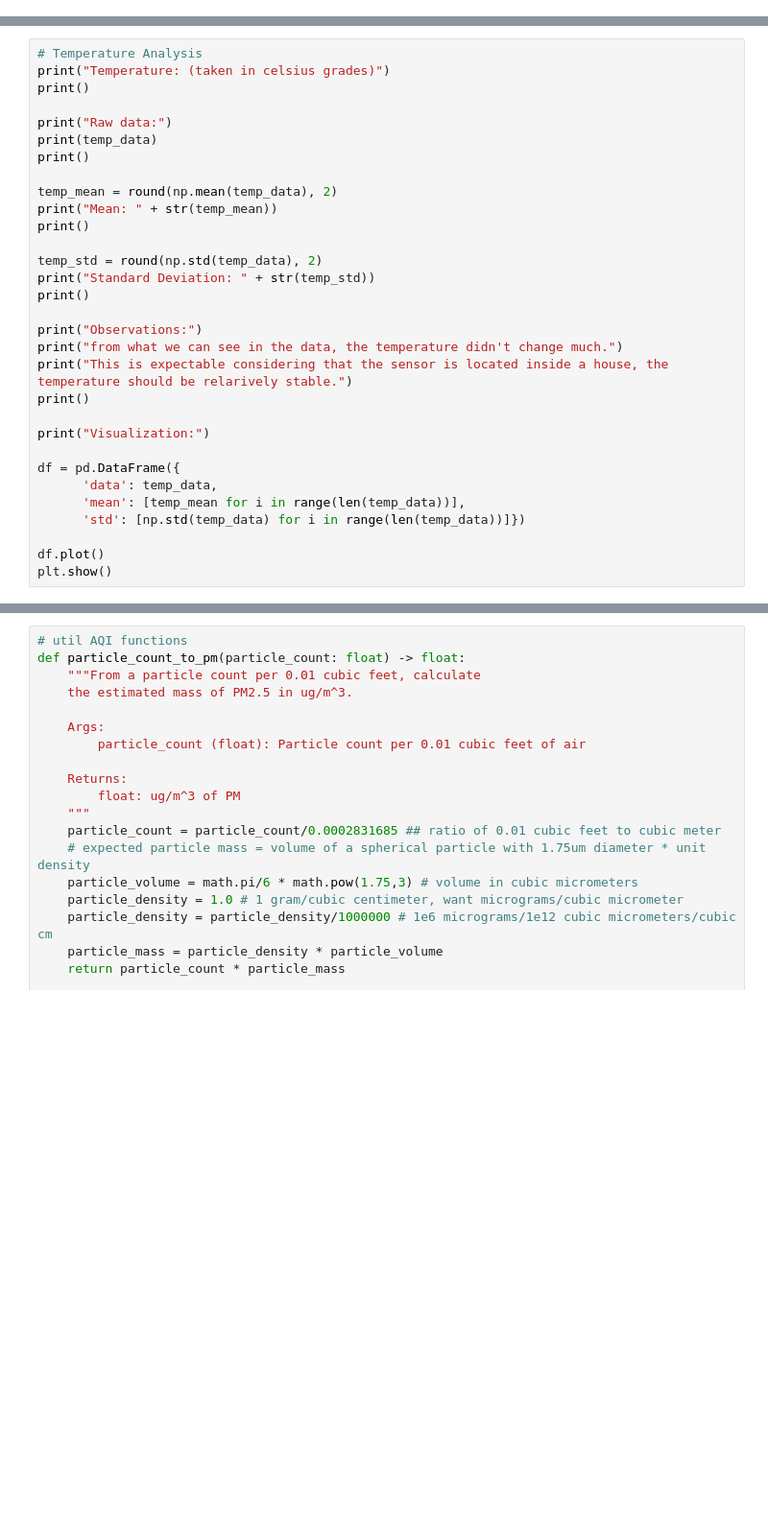
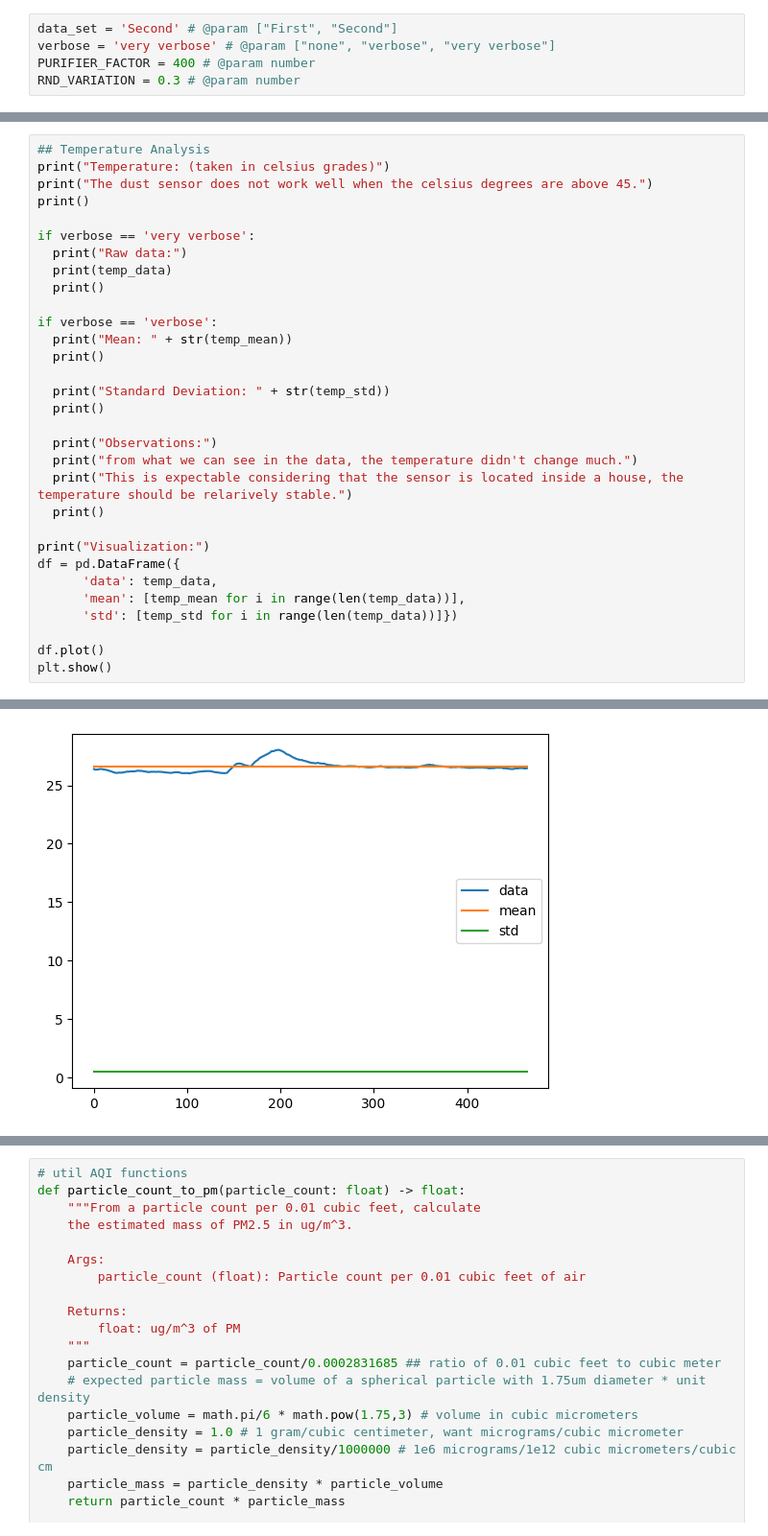
Before and after one commit to sergioscattone/DGMD-S14, a Jupyter notebook: colab_notebook.ipynb, the cells around one changed output, grey strips where cells are left out. Shown at 96% size. Drawn from its saved outputs; the diff is of its cells as text; blank space fills up the shorter version.

```diff
--- a/colab_notebook.ipynb
+++ b/colab_notebook.ipynb
@@ -0,0 +25,5 @@
+# %%
+data_set = 'Second' # @param ["First", "Second"]
+verbose = 'very verbose' # @param ["none", "verbose", "very verbose"]
+PURIFIER_FACTOR = 400 # @param number
+RND_VARIATION = 0.3 # @param number
@@ -39,31 +147,32 @@ print()
 # %%
-# Temperature Analysis
+## Temperature Analysis
 print("Temperature: (taken in celsius grades)")
+print("The dust sensor does not work well when the celsius degrees are above 45.")
 print()
 
-print("Raw data:")
-print(temp_data)
-print()
+if verbose == 'very verbose':
+  print("Raw data:")
+  print(temp_data)
+  print()
 
-temp_mean = round(np.mean(temp_data), 2)
-print("Mean: " + str(temp_mean))
-print()
+if verbose == 'verbose':
+  print("Mean: " + str(temp_mean))
+  print()
 
-temp_std = round(np.std(temp_data), 2)
-print("Standard Deviation: " + str(temp_std))
-print()
+  print("Standard Deviation: " + str(temp_std))
+  print()
 
-print("Observations:")
-print("from what we can see in the data, the temperature didn't change much.")
-print("This is expectable considering that the sensor is located inside a house, the temperature should be relarively stable.")
-print()
+  print("Observations:")
+  print("from what we can see in the data, the temperature didn't change much.")
+  print("This is expectable considering that the sensor is located inside a house, the temperature should be relarively stable.")
+  print()
 
 print("Visualization:")
-
 df = pd.DataFrame({
       'data': temp_data,
       'mean': [temp_mean for i in range(len(temp_data))],
-      'std': [np.std(temp_data) for i in range(len(temp_data))]})
+      'std': [temp_std for i in range(len(temp_data))]})
 
 df.plot()
 plt.show()
+# %% [output]
@@ -69,0 +196 @@ plt.show()
+[figure, added]
```
Also changed, not shown: parts of 21 cells of this notebook.
